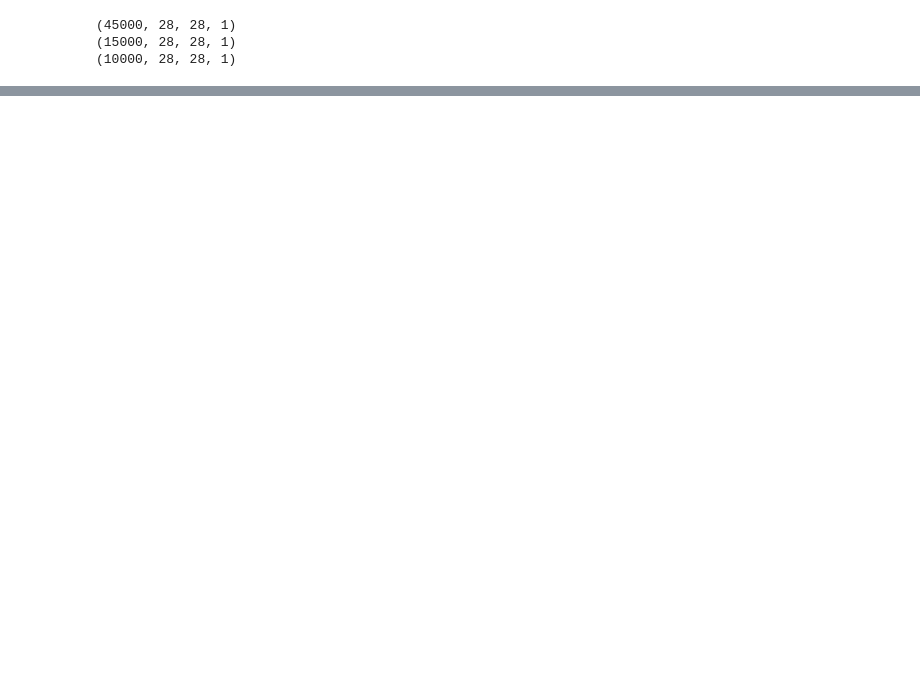
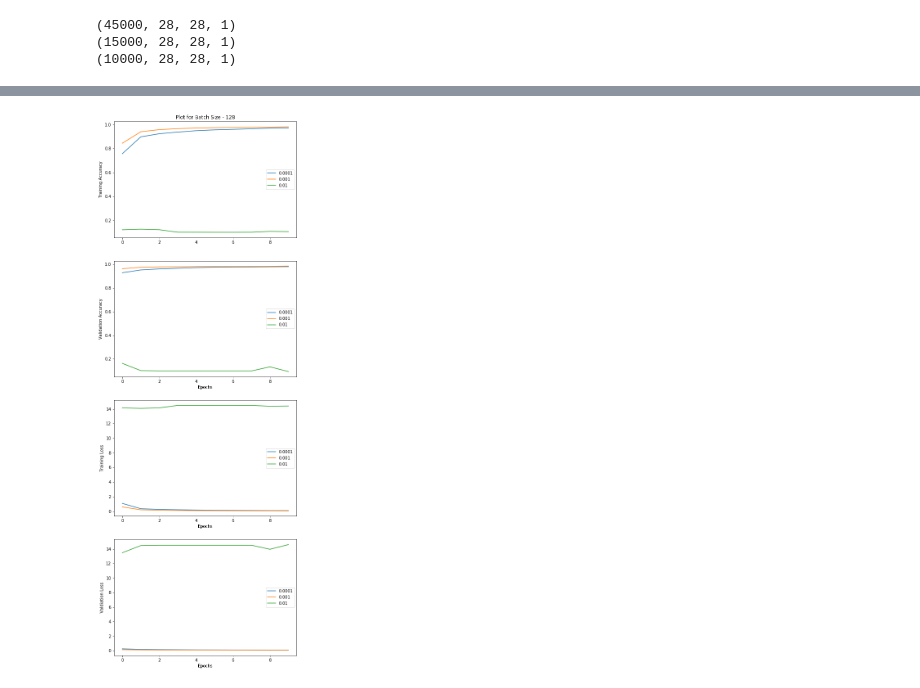
Before and after one commit to hrshagrwl/cnn-mnist-classification, a Jupyter notebook: CNN-grid_search.ipynb, the cells around one changed output, grey strips where cells are left out. Saved outputs shown, nothing was run; the diff lists cells and outputs as text; code cells hidden in the pictures; blank space fills up the shorter version.

```diff
--- a/CNN-grid_search.ipynb
+++ b/CNN-grid_search.ipynb
@@ -134,0 +243,4 @@ accuracy_score(y_test, op[1])
+# %%
+plotFor('128', 1)
+# %% [output]
+[figure, added]
```
Also changed, not shown: parts of 15 cells of this notebook, 19 other files.
